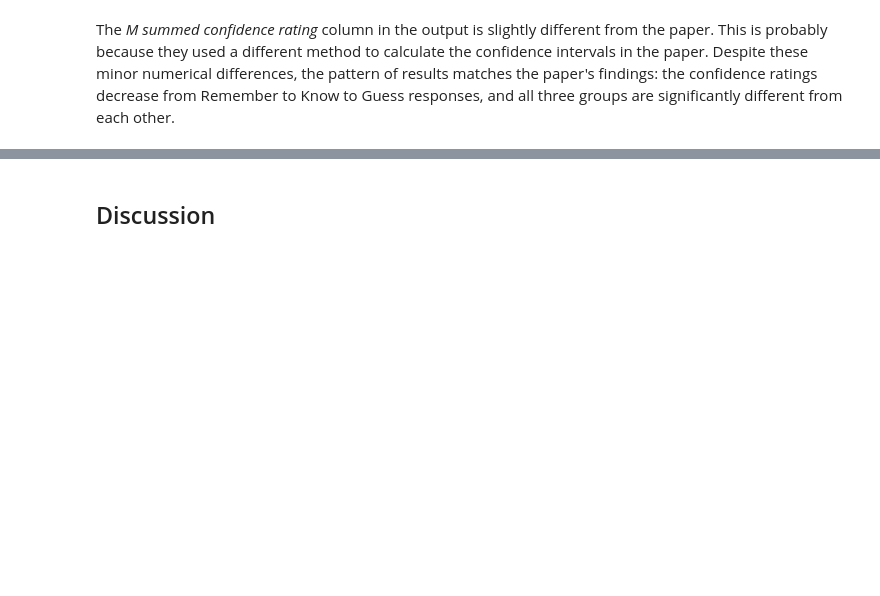
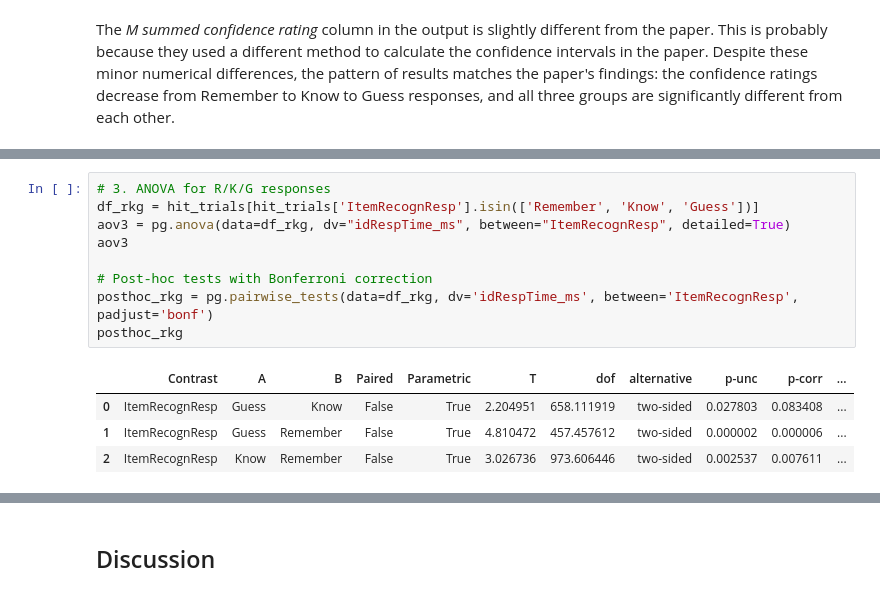
Before and after one commit to LinzanLiu/datascipsych_finalproject, a Jupyter notebook: jupyter/replication.ipynb, the cells around one changed output, grey strips where cells are left out. Drawn from its saved outputs; the diff is of its cells as text; blank space fills up the shorter version.

Commit message:
feat: ANOVA changed

```diff
--- a/jupyter/replication.ipynb
+++ b/jupyter/replication.ipynb
@@ -509,0 +454,14 @@ Know vs Guess Bayes factor: BF10 = 0.84
+# %%
+# 3. ANOVA for R/K/G responses
+df_rkg = hit_trials[hit_trials['ItemRecognResp'].isin(['Remember', 'Know', 'Guess'])]
+aov3 = pg.anova(data=df_rkg, dv="idRespTime_ms", between="ItemRecognResp", detailed=True)
+aov3
+
+# Post-hoc tests with Bonferroni correction
+posthoc_rkg = pg.pairwise_tests(data=df_rkg, dv='idRespTime_ms', between='ItemRecognResp', padjust='bonf')
+posthoc_rkg
+# %% [output]
+|  | Contrast | A | B | Paired | Parametric | T | dof | alternative | p-unc | p-corr | ... |
+| 0 | ItemRecognResp | Guess | Know | False | True | 2.204951 | 658.111919 | two-sided | 0.027803 | 0.083408 | ... |
+| 1 | ItemRecognResp | Guess | Remember | False | True | 4.810472 | 457.457612 | two-sided | 0.000002 | 0.000006 | ... |
+| 2 | ItemRecognResp | Know | Remember | False | True | 3.026736 | 973.606446 | two-sided | 0.002537 | 0.007611 | ... |
```
Also changed, not shown: parts of 8 cells of this notebook.
